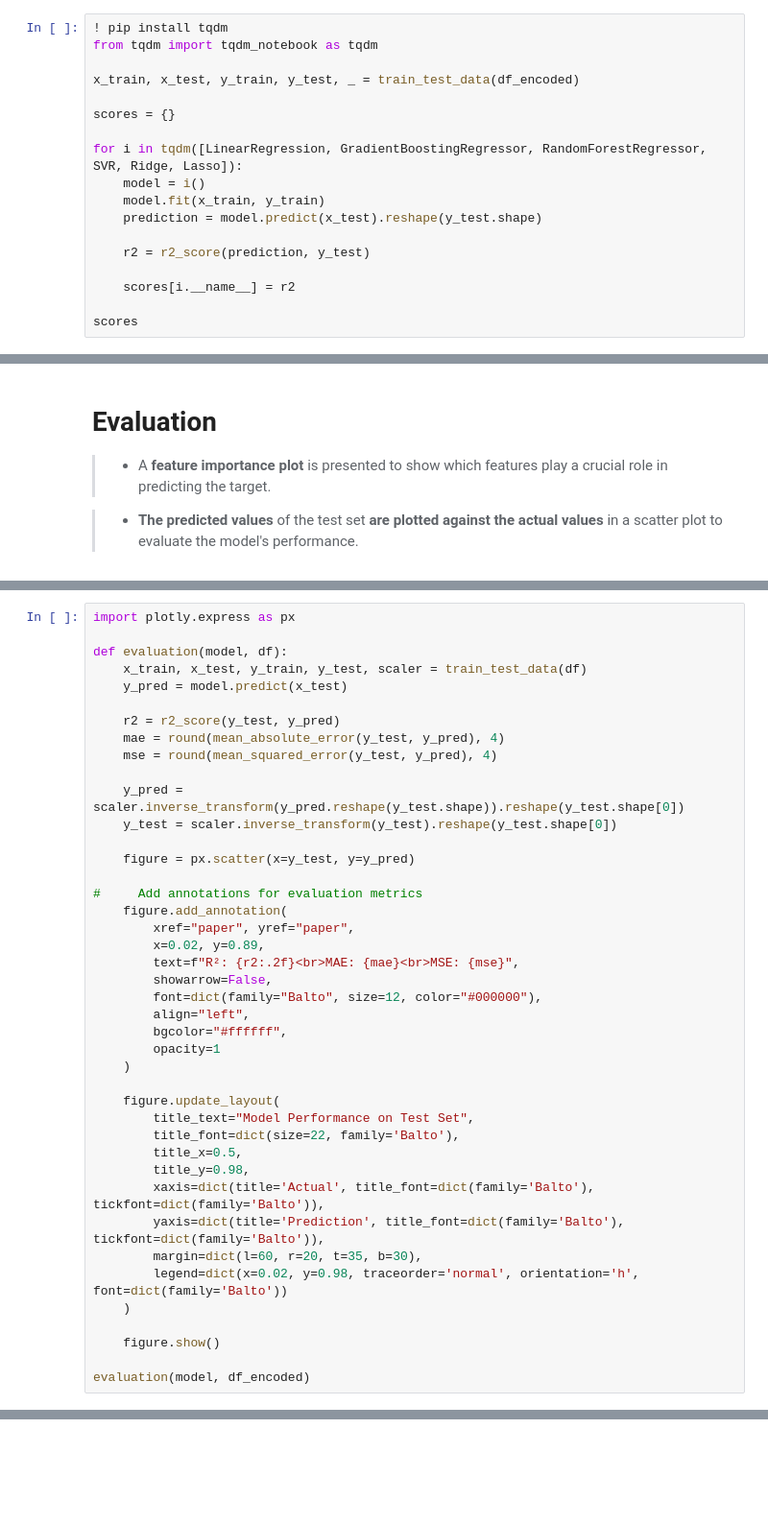
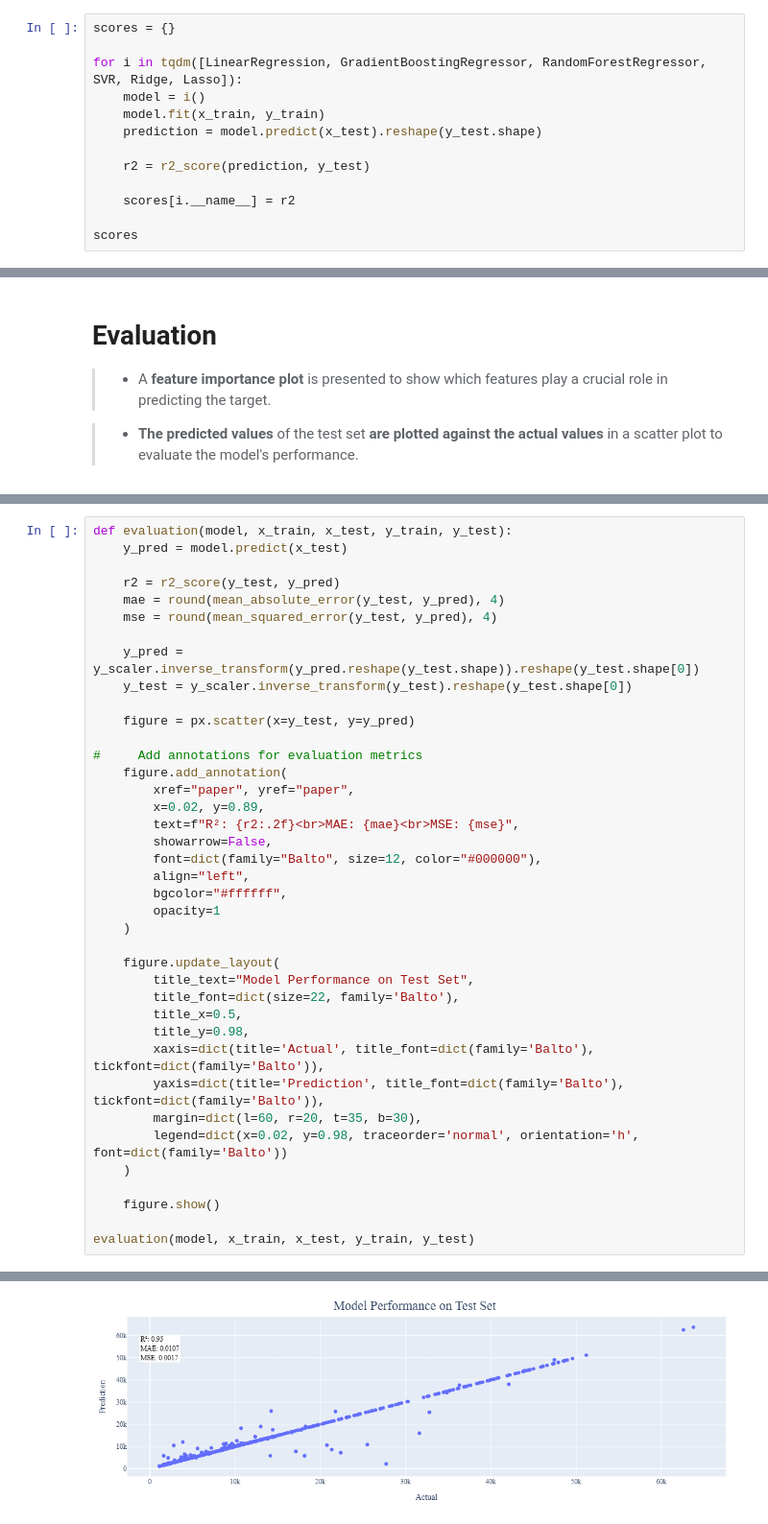
Before and after one commit to Saeed-Ghamshadzai/Medical-Insurance-Cost-Prediction-Classical-ML, a Jupyter notebook: app/model/v1/notebook.ipynb, the cells around one changed output, grey strips where cells are left out. Shown at 96% size. Cells and saved outputs as stored; diff of their text form; blank space fills up the shorter version.

```diff
--- a/app/model/v1/notebook.ipynb
+++ b/app/model/v1/notebook.ipynb
@@ -176,11 +195,6 @@ def train_test_data(df):
 
 > * **The model is saved** using the joblib library **as 'trained_model-0.1.0.pkl'.**
 # %%
-! pip install tqdm
-from tqdm import tqdm_notebook as tqdm
-
-x_train, x_test, y_train, y_test, _ = train_test_data(df_encoded)
-
 scores = {}
 
 for i in tqdm([LinearRegression, GradientBoostingRegressor, RandomForestRegressor, SVR, Ridge, Lasso]):
@@ -310,16 +310,13 @@ feature_importance_plot(model, df_encoded)
 # %%
-import plotly.express as px
-
-def evaluation(model, df):
-    x_train, x_test, y_train, y_test, scaler = train_test_data(df)
+def evaluation(model, x_train, x_test, y_train, y_test):
     y_pred = model.predict(x_test)
 
     r2 = r2_score(y_test, y_pred)
     mae = round(mean_absolute_error(y_test, y_pred), 4)
     mse = round(mean_squared_error(y_test, y_pred), 4)
 
-    y_pred = scaler.inverse_transform(y_pred.reshape(y_test.shape)).reshape(y_test.shape[0])
-    y_test = scaler.inverse_transform(y_test).reshape(y_test.shape[0])
+    y_pred = y_scaler.inverse_transform(y_pred.reshape(y_test.shape)).reshape(y_test.shape[0])
+    y_test = y_scaler.inverse_transform(y_test).reshape(y_test.shape[0])
 
     figure = px.scatter(x=y_test, y=y_pred)
 
@@ -348,5 +345,5 @@ def evaluation(model, df):
 
     figure.show()
 
-evaluation(model, df_encoded)
+evaluation(model, x_train, x_test, y_train, y_test)
 # %% [output]
@@ -354,0 +350 @@ Data Shapes: (2079, 18) (2079, 1) (693, 18) (693, 1)
+[figure, added]
```
Also changed, not shown: parts of 7 cells of this notebook, 2 other files.
